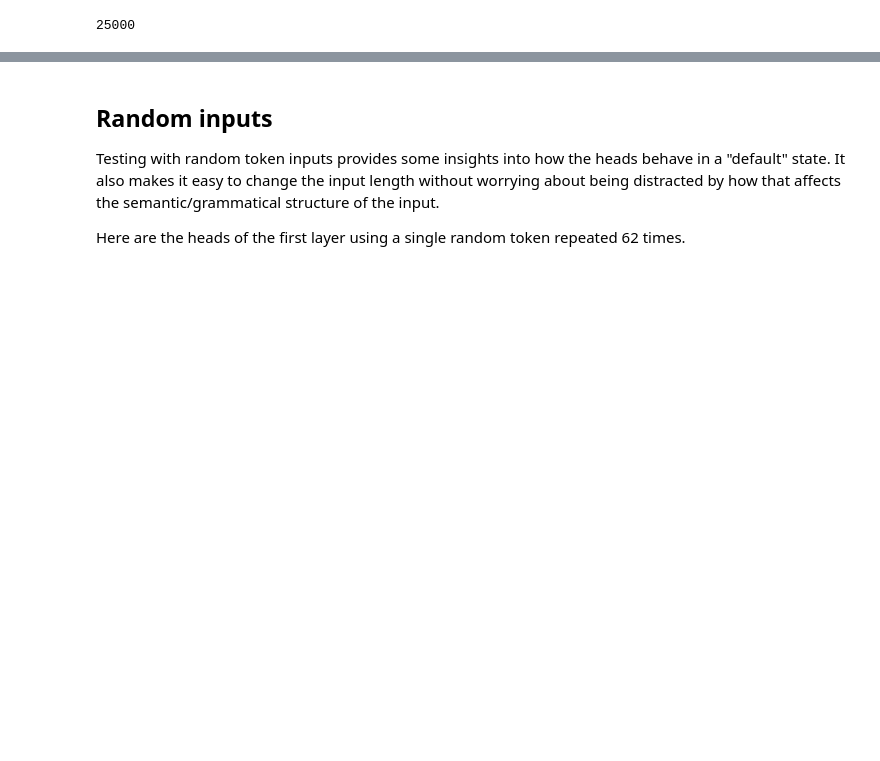
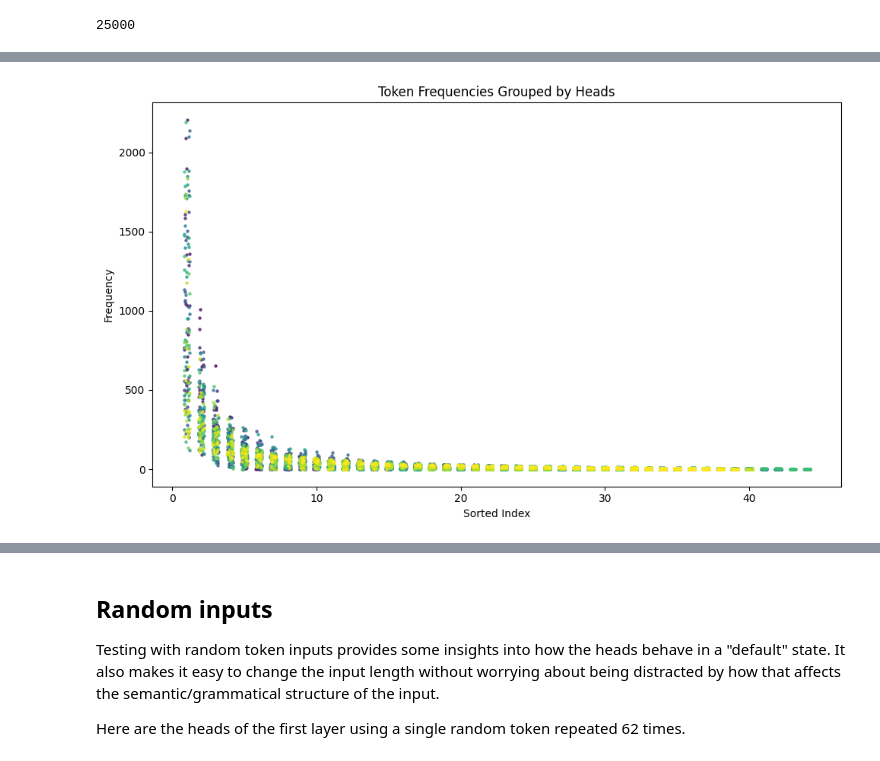
Before and after one commit to layterz/experiments, a Jupyter notebook: notebooks/attention-tokens-2.ipynb, the cells around one changed output, grey strips where cells are left out. Saved outputs shown, nothing was run; the diff lists cells and outputs as text; code cells hidden in the pictures; blank space fills up the shorter version.

Commit message:
add model level analysis

```diff
--- a/notebooks/attention-tokens-2.ipynb
+++ b/notebooks/attention-tokens-2.ipynb
@@ -119,0 +78,11 @@ TypeError: 'Tensor' object is not a mapping
+# %%
+inputs = random.choices(dataset["train"]["text"], k=16)
+inputs = model.to_string(model.to_tokens(inputs)[:, :16])
+cache = run_prompts(model, *inputs)
+# %%
+data = torch.stack([
+    calculate_attns(cache, *head_index(i))
+    for i in range(144)
+])
+
+data.shape
@@ -119,0 +260,77 @@ TypeError: 'Tensor' object is not a mapping
+# %%
+import torch
+import pandas as pd
+import matplotlib.pyplot as plt
+import matplotlib.cm as cm
+import numpy as np
+
+def select_feature(data, feature_index):
+    return data[:, :, :, :, feature_index]
+
+def flatten_tensor(feature_data):
+    return feature_data.view(-1)
+
+def convert_to_numpy(flattened_data):
+    return flattened_data.cpu().numpy()
+
+def create_dataframe(flattened_data_np):
+    return pd.DataFrame({'Token': flattened_data_np})
+
+def filter_null_values(df):
+    return df[df['Token'] != -1]
+
+def add_head_column(df, data_shape):
+    df['Head'] = df.index // (data_shape[1] * data_shape[2] * data_shape[3])
+    return df
+
+def calculate_token_frequencies(df):
+    return df.groupby(['Head', 'Token']).size().reset_index(name='Frequency')
+
+def decode_tokens(token_counts):
+    token_counts['Token'] = token_counts['Token'].astype(int)
+    token_counts['Token str'] = token_counts['Token'].apply(cache.model.to_single_str_token)
+    return token_counts
+
+def add_sorted_index(token_counts):
+    token_counts['SortedIndex'] = token_counts.groupby('Head')['Frequency'].rank(method='dense', ascending=False)
+    return token_counts
+
+def plot_token_frequencies(token_counts, num_heads):
+    plt.figure(figsize=(10, 6))
+
+    # Create a colormap
+    colormap = cm.viridis(np.linspace(0, 1, num_heads))
+
+    for i in range(num_heads):
+        head_data = token_counts[token_counts['Head'] == i]
+
+        # Generate jitter values specific to each head
+        jitter = np.random.uniform(-0.2, 0.2, size=len(head_data))
+
+        plt.scatter(head_data['SortedIndex'] + jitter, head_data['Frequency'], color=colormap[i], s=5, alpha=0.7)
+
+    plt.xlabel('Sorted Index')
+    plt.ylabel('Frequency')
+    plt.title('Token Frequencies Grouped by Heads')
+
+    plt.tight_layout()
+    plt.show()
+
+def main(data, feature_index):
+    feature_data = select_feature(data, feature_index)
+    flattened_data = flatten_tensor(feature_data)
+    flattened_data_np = convert_to_numpy(flattened_data)
+    df = create_dataframe(flattened_data_np)
+    df = filter_null_values(df)
+    df = add_head_column(df, data.shape)
+    token_counts = calculate_token_frequencies(df)
+    token_counts = decode_tokens(token_counts)
+    token_counts = add_sorted_index(token_counts)
+    plot_token_frequencies(token_counts, data.shape[0])
+
+# Assuming you have a tensor named 'data' with shape (head, batch, seq_len, seq_len, features)
+# e.g., (144, 16, 17, 17, 64) for gpt2-small
+feature_index = 2
+main(data, feature_index)
+# %% [output]
+[figure, added]
```
Also changed, not shown: parts of 35 cells of this notebook, 3 other files.
